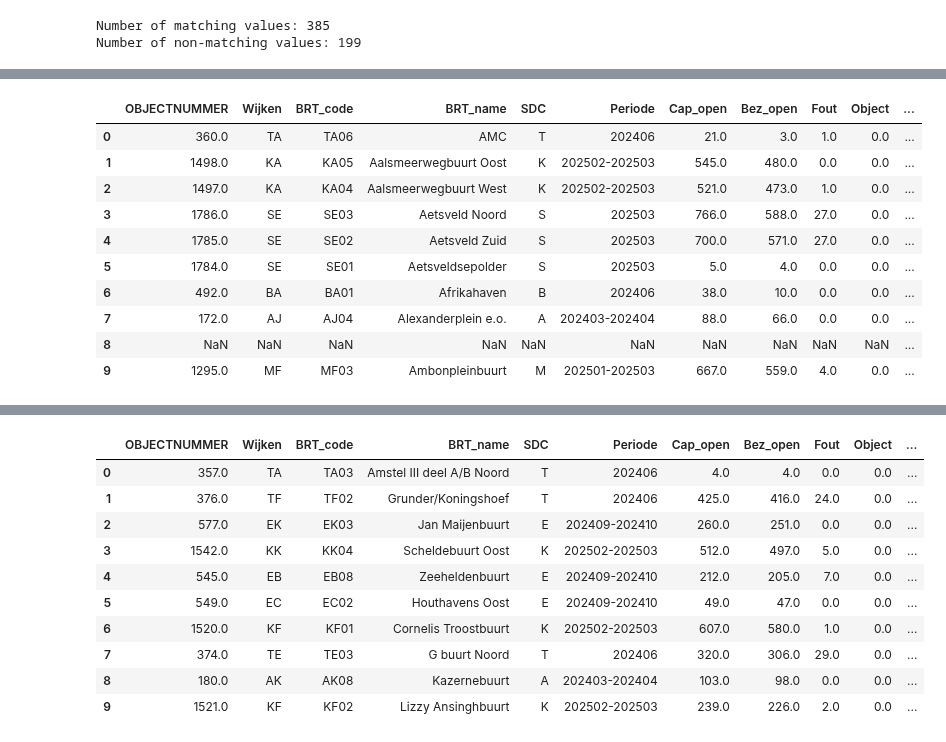
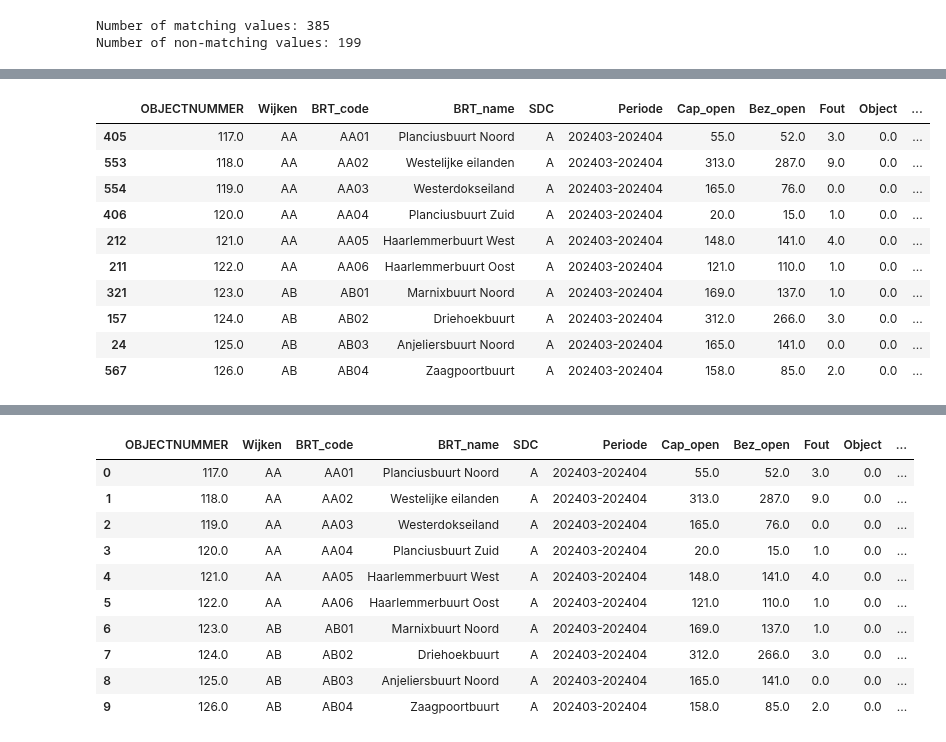
Before and after one commit to bram-villanueva/paper_project, a Jupyter notebook: park_prs_and_green.ipynb, the cells around one changed output, grey strips where cells are left out. Cells and saved outputs as stored; diff of their text form; code cells hidden in the pictures.

```diff
--- a/park_prs_and_green.ipynb
+++ b/park_prs_and_green.ipynb
@@ -102,3 +104,0 @@ gpdf01_2.head(10)
-# %%
-gpdf01_2 = gpdf01_2.sort_values(by=["Netto_PKD", "Bruto_PKD"], ascending=[False, True])
-gpdf01_2.head(10)
@@ -162,3 +167,7 @@ gpdf02g_1.head()
 | 2 | 4539 | Valeriusbuurt Oost | 1 | 12248 | 4.55 | 120651.50 | 32.67 | ... |
 | 3 | 4579 | IJselbuurt Oost | 1 | 21880 | 16.80 | 159417.36 | 25.28 | ... |
 | 4 | 4774 | F-buurt | 1 | 20169 | 6.38 | 233166.41 | 24.11 | ... |
+# %%
+#ordering the database columns to be easier to read
+gpdf02g_1 = gpdf02g_1[['KVID', 'ngbhd_name', 'perc_public_green', 'm2_publc_green'] + [col for col in gpdf02g_1.columns if col not in ['KVID', 'ngbhd_name', 'perc_public_green', 'm2_publc_green']]]
+gpdf02g_1.head()
@@ -214,17 +275,18 @@ Number of non-matching values: 199
 # %%
 #merging both databases as outer, to keep the non matched items
 gpdf03mf = pd.merge(gpdf01_2, gpdf02g_1, left_on="BRT_name", right_on="ngbhd_name", how="outer")
+gpdf03mf = gpdf03mf.sort_values(by=['BRT_code'], ascending=[True])
 gpdf03mf.head(10)
 # %% [output]
 |  | OBJECTNUMMER | Wijken | BRT_code | BRT_name | SDC | Periode | Cap_open | Bez_open | Fout | Object | ... |
-| 0 | 360.0 | TA | TA06 | AMC | T | 202406 | 21.0 | 3.0 | 1.0 | 0.0 | ... |
-| 1 | 1498.0 | KA | KA05 | Aalsmeerwegbuurt Oost | K | 202502-202503 | 545.0 | 480.0 | 0.0 | 0.0 | ... |
-| 2 | 1497.0 | KA | KA04 | Aalsmeerwegbuurt West | K | 202502-202503 | 521.0 | 473.0 | 1.0 | 0.0 | ... |
-| 3 | 1786.0 | SE | SE03 | Aetsveld Noord | S | 202503 | 766.0 | 588.0 | 27.0 | 0.0 | ... |
-| 4 | 1785.0 | SE | SE02 | Aetsveld Zuid | S | 202503 | 700.0 | 571.0 | 27.0 | 0.0 | ... |
-| 5 | 1784.0 | SE | SE01 | Aetsveldsepolder | S | 202503 | 5.0 | 4.0 | 0.0 | 0.0 | ... |
-| 6 | 492.0 | BA | BA01 | Afrikahaven | B | 202406 | 38.0 | 10.0 | 0.0 | 0.0 | ... |
-| 7 | 172.0 | AJ | AJ04 | Alexanderplein e.o. | A | 202403-202404 | 88.0 | 66.0 | 0.0 | 0.0 | ... |
-| 8 | NaN | NaN | NaN | NaN | NaN | NaN | NaN | NaN | NaN | NaN | ... |
-| 9 | 1295.0 | MF | MF03 | Ambonpleinbuurt | M | 202501-202503 | 667.0 | 559.0 | 4.0 | 0.0 | ... |
+| 405 | 117.0 | AA | AA01 | Planciusbuurt Noord | A | 202403-202404 | 55.0 | 52.0 | 3.0 | 0.0 | ... |
+| 553 | 118.0 | AA | AA02 | Westelijke eilanden | A | 202403-202404 | 313.0 | 287.0 | 9.0 | 0.0 | ... |
+| 554 | 119.0 | AA | AA03 | Westerdokseiland | A | 202403-202404 | 165.0 | 76.0 | 0.0 | 0.0 | ... |
+| 406 | 120.0 | AA | AA04 | Planciusbuurt Zuid | A | 202403-202404 | 20.0 | 15.0 | 1.0 | 0.0 | ... |
+| 212 | 121.0 | AA | AA05 | Haarlemmerbuurt West | A | 202403-202404 | 148.0 | 141.0 | 4.0 | 0.0 | ... |
+| 211 | 122.0 | AA | AA06 | Haarlemmerbuurt Oost | A | 202403-202404 | 121.0 | 110.0 | 1.0 | 0.0 | ... |
+| 321 | 123.0 | AB | AB01 | Marnixbuurt Noord | A | 202403-202404 | 169.0 | 137.0 | 1.0 | 0.0 | ... |
+| 157 | 124.0 | AB | AB02 | Driehoekbuurt | A | 202403-202404 | 312.0 | 266.0 | 3.0 | 0.0 | ... |
+| 24 | 125.0 | AB | AB03 | Anjeliersbuurt Noord | A | 202403-202404 | 165.0 | 141.0 | 0.0 | 0.0 | ... |
+| 567 | 126.0 | AB | AB04 | Zaagpoortbuurt | A | 202403-202404 | 158.0 | 85.0 | 2.0 | 0.0 | ... |
 # %%
@@ -258,19 +322,21 @@ gpdf03mf_d.head(10)
 | 21 | 1558.0 | KQ | KQ01 | Amsterdamse Bos | K | 202502-202503 | 130.0 | 5.0 | 1.0 | 0.0 | ... |
 | 193 | 391.0 | TK | TK03 | Gaasperplas | T | 202406 | 224.0 | 8.0 | 0.0 | 0.0 | ... |
 # %%
-#merging both databases as outer, to keep the non matched items
+#merging both databases as inner, to keep only the matched items
 gpdf03mp = pd.merge(gpdf01_2, gpdf02g_1, left_on="BRT_name", right_on="ngbhd_name", how="inner")
+#this is to keep them sorted by their buurt code
+gpdf03mp = gpdf03mp.sort_values(by=['BRT_code'], ascending=[True])
 gpdf03mp.head(10)
 # %% [output]
 |  | OBJECTNUMMER | Wijken | BRT_code | BRT_name | SDC | Periode | Cap_open | Bez_open | Fout | Object | ... |
-| 0 | 357.0 | TA | TA03 | Amstel III deel A/B Noord | T | 202406 | 4.0 | 4.0 | 0.0 | 0.0 | ... |
-| 1 | 376.0 | TF | TF02 | Grunder/Koningshoef | T | 202406 | 425.0 | 416.0 | 24.0 | 0.0 | ... |
-| 2 | 577.0 | EK | EK03 | Jan Maijenbuurt | E | 202409-202410 | 260.0 | 251.0 | 0.0 | 0.0 | ... |
-| 3 | 1542.0 | KK | KK04 | Scheldebuurt Oost | K | 202502-202503 | 512.0 | 497.0 | 5.0 | 0.0 | ... |
-| 4 | 545.0 | EB | EB08 | Zeeheldenbuurt | E | 202409-202410 | 212.0 | 205.0 | 7.0 | 0.0 | ... |
-| 5 | 549.0 | EC | EC02 | Houthavens Oost | E | 202409-202410 | 49.0 | 47.0 | 0.0 | 0.0 | ... |
-| 6 | 1520.0 | KF | KF01 | Cornelis Troostbuurt | K | 202502-202503 | 607.0 | 580.0 | 1.0 | 0.0 | ... |
-| 7 | 374.0 | TE | TE03 | G buurt Noord | T | 202406 | 320.0 | 306.0 | 29.0 | 0.0 | ... |
-| 8 | 180.0 | AK | AK08 | Kazernebuurt | A | 202403-202404 | 103.0 | 98.0 | 0.0 | 0.0 | ... |
-| 9 | 1521.0 | KF | KF02 | Lizzy Ansinghbuurt | K | 202502-202503 | 239.0 | 226.0 | 2.0 | 0.0 | ... |
+| 0 | 117.0 | AA | AA01 | Planciusbuurt Noord | A | 202403-202404 | 55.0 | 52.0 | 3.0 | 0.0 | ... |
+| 1 | 118.0 | AA | AA02 | Westelijke eilanden | A | 202403-202404 | 313.0 | 287.0 | 9.0 | 0.0 | ... |
+| 2 | 119.0 | AA | AA03 | Westerdokseiland | A | 202403-202404 | 165.0 | 76.0 | 0.0 | 0.0 | ... |
+| 3 | 120.0 | AA | AA04 | Planciusbuurt Zuid | A | 202403-202404 | 20.0 | 15.0 | 1.0 | 0.0 | ... |
+| 4 | 121.0 | AA | AA05 | Haarlemmerbuurt West | A | 202403-202404 | 148.0 | 141.0 | 4.0 | 0.0 | ... |
+| 5 | 122.0 | AA | AA06 | Haarlemmerbuurt Oost | A | 202403-202404 | 121.0 | 110.0 | 1.0 | 0.0 | ... |
+| 6 | 123.0 | AB | AB01 | Marnixbuurt Noord | A | 202403-202404 | 169.0 | 137.0 | 1.0 | 0.0 | ... |
+| 7 | 124.0 | AB | AB02 | Driehoekbuurt | A | 202403-202404 | 312.0 | 266.0 | 3.0 | 0.0 | ... |
+| 8 | 125.0 | AB | AB03 | Anjeliersbuurt Noord | A | 202403-202404 | 165.0 | 141.0 | 0.0 | 0.0 | ... |
+| 9 | 126.0 | AB | AB04 | Zaagpoortbuurt | A | 202403-202404 | 158.0 | 85.0 | 2.0 | 0.0 | ... |
 # %%
```
Also changed, not shown: parts of 21 cells of this notebook.
